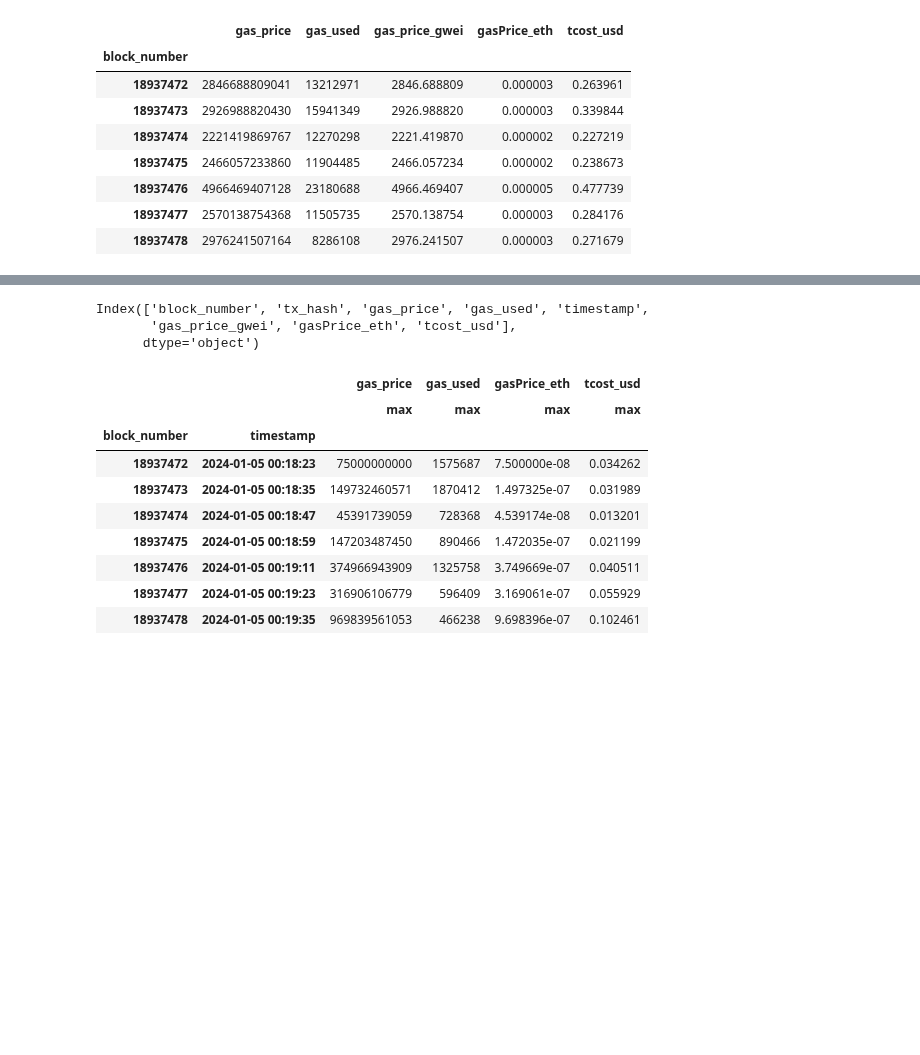
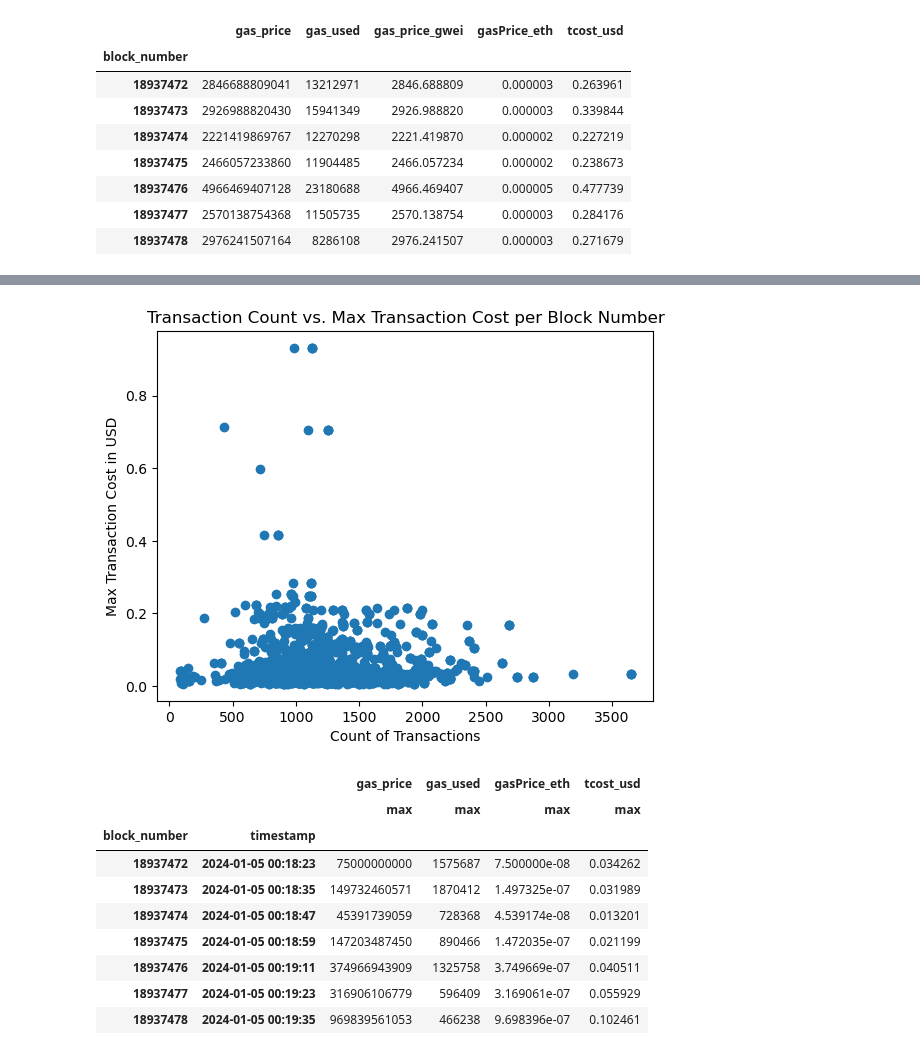
Before and after one commit to Armand-Morin/afp-berkeley-dynamic-fee-defi-amm, a Jupyter notebook: block_tx.ipynb, the cells around one changed output, grey strips where cells are left out. Cells and saved outputs as stored; diff of their text form; code cells hidden in the pictures; blank space fills up the shorter version.

```diff
--- a/block_tx.ipynb
+++ b/block_tx.ipynb
@@ -246,19 +259,16 @@ aggregated_df#['tcost_usd'][['max','mean', 'min']]
 3351 rows × 24 columns
 # %%
-# After processing all chunks, you might have duplicate block_numbers with different counts and max values
-# You'll need to aggregate these again
-final_aggregated_df = aggregated_df.groupby('block_number').agg({'count': 'sum', 'max': 'max'})
+
+final_aggregated_df = aggregated_df['tcost_usd']
 
 # Now you can plot
 plt.scatter(final_aggregated_df['count'], final_aggregated_df['max'])
 plt.xlabel('Count of Transactions')
 plt.ylabel('Max Transaction Cost in USD')
 plt.title('Transaction Count vs. Max Transaction Cost per Block Number')
 plt.show()
 # %% [output]
-Index(['block_number', 'tx_hash', 'gas_price', 'gas_used', 'timestamp',
-       'gas_price_gwei', 'gasPrice_eth', 'tcost_usd'],
-      dtype='object')
+[figure, added]
 # %%
 df[['timestamp','block_number', 'gas_price', 'gas_used', 'gasPrice_eth', 'tcost_usd']].groupby(['block_number', 'timestamp']).agg(['max'])
 # %% [output]
```
Also changed, not shown: parts of 5 cells of this notebook.
